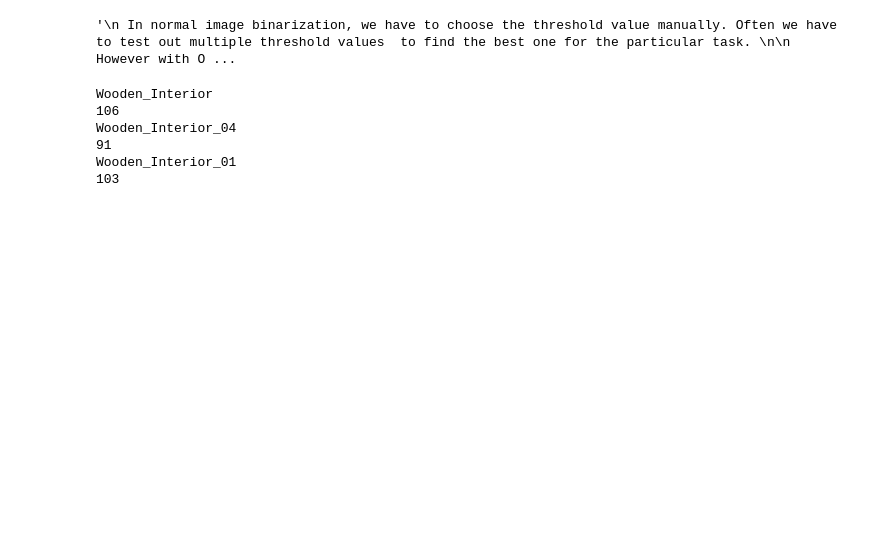
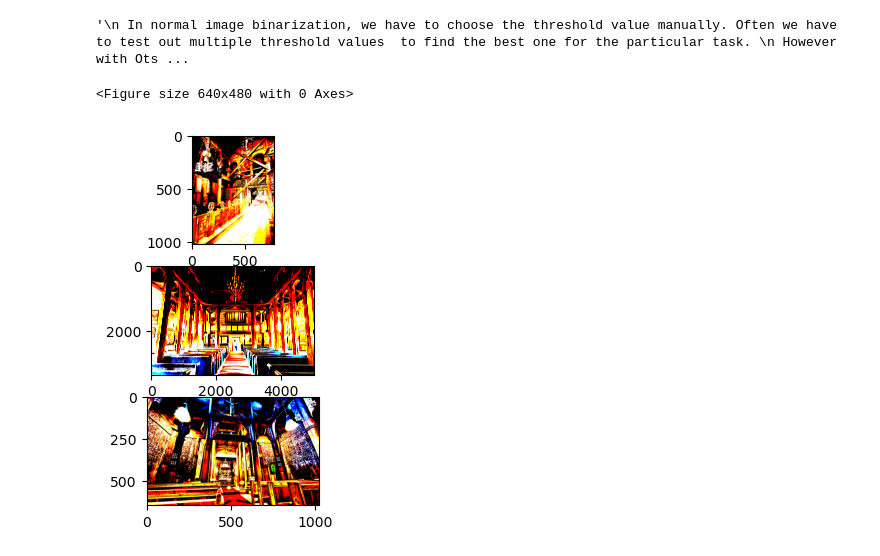
Before and after one commit to lamcnguyen89/CAP5415_Assignments, a Jupyter notebook: Assignment_05/02_Otsu_Thresholding.ipynb, the cells around one changed output. Saved outputs shown, nothing was run; the diff lists cells and outputs as text; code cells hidden in the pictures; blank space fills up the shorter version.

```diff
--- a/Assignment_05/02_Otsu_Thresholding.ipynb
+++ b/Assignment_05/02_Otsu_Thresholding.ipynb
@@ -1,20 +1,18 @@
 # %%
+# CAP 5415 Programming Assignment 05: Otsu Thresholding for Image Segmentation
+
 """
+ In normal image binarization, we have to choose the threshold value manually. Often we have to test out multiple threshold values  to find the best one for the particular task.
+ However with Otsu Thresholding, we can automate this search for the ideal threshold value. Otsu thresholding calcualtes an optimal threshold value that minimizes variance within a class between foreground and background pixels
+
+
 Sources:
 
 Intro to Otsu Thresholding: https://learnopencv.com/otsu-thresholding-with-opencv/
-Otsu THresholding from Scratch: https://medium.com/geekculture/image-thresholding-from-scratch-a66ae0fb6f09
+Otsu Thresholding from Scratch: https://medium.com/geekculture/image-thresholding-from-scratch-a66ae0fb6f09
 
 
 """
-
-"""
- In normal image binarization, we have to choose the threshold value manually. Often we have to test out multiple threshold values  to find the best one for the particular task.
-
- However with Otsu Thresholding, we can automate this search for the ideal threshold value. Otsu thresholding calcualtes an optimal threshold value that minimizes variance within a class between foreground and background pixels
-
-
-"""
 # %% [output]
-'\n In normal image binarization, we have to choose the threshold value manually. Often we have to test out multiple threshold values  to find the best one for the particular task. \n\n However with O ...
+'\n In normal image binarization, we have to choose the threshold value manually. Often we have to test out multiple threshold values  to find the best one for the particular task. \n However with Ots ...
 # %%
@@ -57,27 +58,34 @@ def otsu(gray):
 # Loop through folder and generate binarize images
 
 input_images_array= Path(input_folder).glob('*.jpeg')
+output_array = []
+
 
 for image in input_images_array:
         # Load image, load the filename and convert the image to an array.
         filename = os.path.basename(image).split('.',1)[0]
         im = Image.open(image)
         im = np.asarray(im)
-        print(f"{filename}")
-
         im_filtered = otsu(gray=im)
-
-
+        output_array.append(im_filtered)
 
         # Save the Edged X-Direction images into the folder directory named "02_Gradient_Edge_Detection_X"
         plt.imsave(f"Output_Images/{filename}_otsu.png",
                 im_filtered.astype(np.uint8),
                 cmap=plt.cm.Greys_r
             )
-# %% [output]
-Wooden_Interior
-106
-Wooden_Interior_04
-91
-Wooden_Interior_01
-103
+# %%
+# Show Otsu Images
+
+plt.figure()
+
+#subplot(r,c) provide the no. of rows and columns
+f, axarr = plt.subplots(3,1)
+
+count = 0
+for image in output_array:
+   axarr[count].imshow(image)
+   count += 1
+# %% [output]
+<Figure size 640x480 with 0 Axes>
+[figure, added]
```
Also changed, not shown: parts of 2 cells of this notebook, 7 other files.
